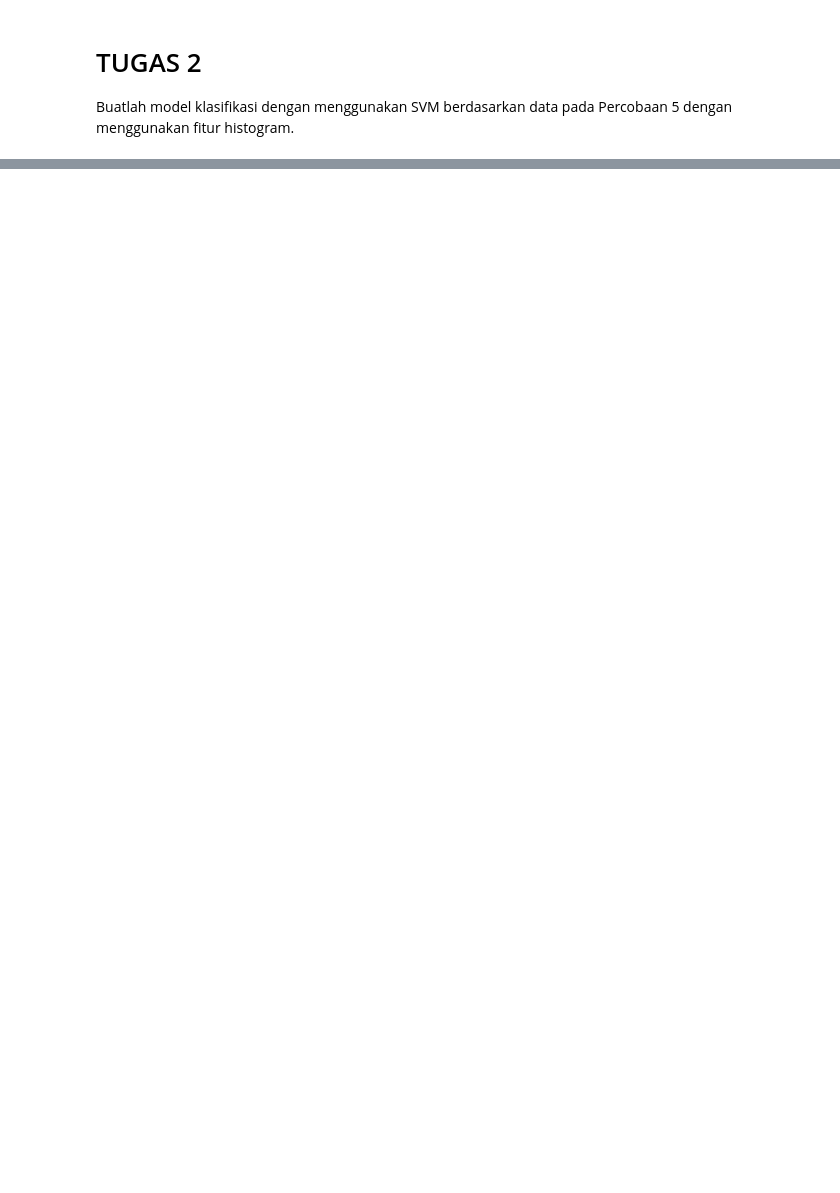
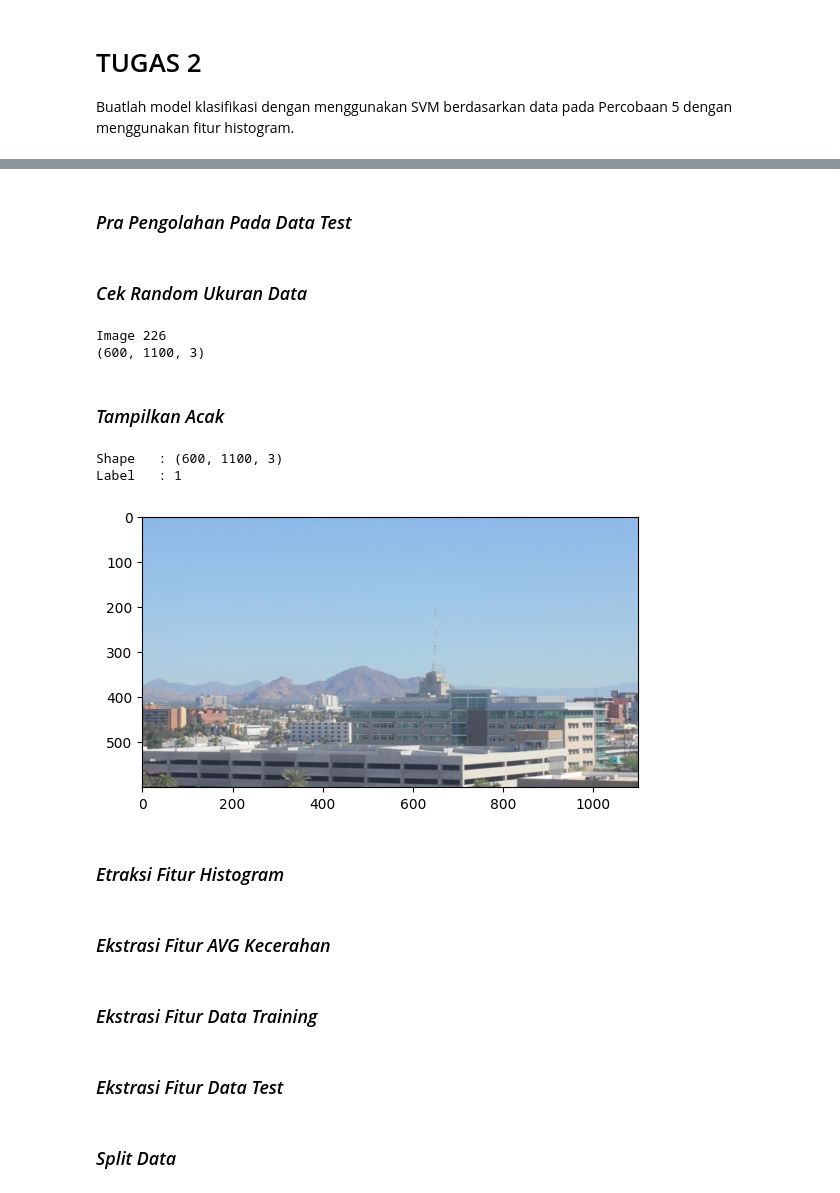
Before and after one commit to sandradevia/Machine_Learning_2024, a Jupyter notebook: Jobsheet4/tugas2.ipynb, the cells around one changed output, grey strips where cells are left out. Cells and saved outputs as stored; diff of their text form; code cells hidden in the pictures; blank space fills up the shorter version.

```diff
--- a/Jobsheet4/tugas2.ipynb
+++ b/Jobsheet4/tugas2.ipynb
@@ -75,0 +117,10 @@ AttributeError: 'str' object has no attribute 'glob'
+# %%
+def label_encoder(label):
+    # Encode the label
+    # day as 1; night as 0
+    num_val = 0
+
+    if(label == 'day'):
+        num_val = 1
+
+    return num_val
@@ -75,0 +129,17 @@ AttributeError: 'str' object has no attribute 'glob'
+# %%
+def preprocess(img_list):
+    std_img_list = []
+
+    for item in img_list:
+        image = item[0]
+        label = item[1]
+
+        # Standarized the image
+        std_img = standarized_input(image)
+
+        # Create the label
+        img_label = label_encoder(label)
+
+        std_img_list.append((std_img, img_label))
+
+    return std_img_list
@@ -75,0 +148,4 @@ AttributeError: 'str' object has no attribute 'glob'
+# %%
+train_std_img_list = preprocess(train_img)
+# %% [markdown]
+### *Pra Pengolahan Pada Data Test*
@@ -75,0 +154,20 @@ AttributeError: 'str' object has no attribute 'glob'
+# %% [markdown]
+### *Cek Random Ukuran Data*
+# %%
+pick_random = np.random.randint(0, len(train_std_img_list))
+
+print(f'Image {pick_random}')
+print(train_std_img_list[pick_random][0].shape)
+# %% [output]
+Image 226
+(600, 1100, 3)
+# %% [markdown]
+### *Tampilkan Acak*
+# %%
+random_img_viz(train_std_img_list)
+# %% [output]
+Shape   : (600, 1100, 3)
+Label   : 1
+[figure, added]
+# %% [markdown]
+### *Etraksi Fitur Histogram*
@@ -75,0 +186,2 @@ AttributeError: 'str' object has no attribute 'glob'
+# %% [markdown]
+### *Ekstrasi Fitur AVG Kecerahan*
@@ -75,0 +205,2 @@ AttributeError: 'str' object has no attribute 'glob'
+# %% [markdown]
+### *Ekstrasi Fitur Data Training*
@@ -75,0 +209,2 @@ AttributeError: 'str' object has no attribute 'glob'
+# %% [markdown]
+### *Ekstrasi Fitur Data Test*
@@ -75,0 +213,2 @@ AttributeError: 'str' object has no attribute 'glob'
+# %% [markdown]
+### *Split Data*
```
Also changed, not shown: parts of 39 cells of this notebook.
